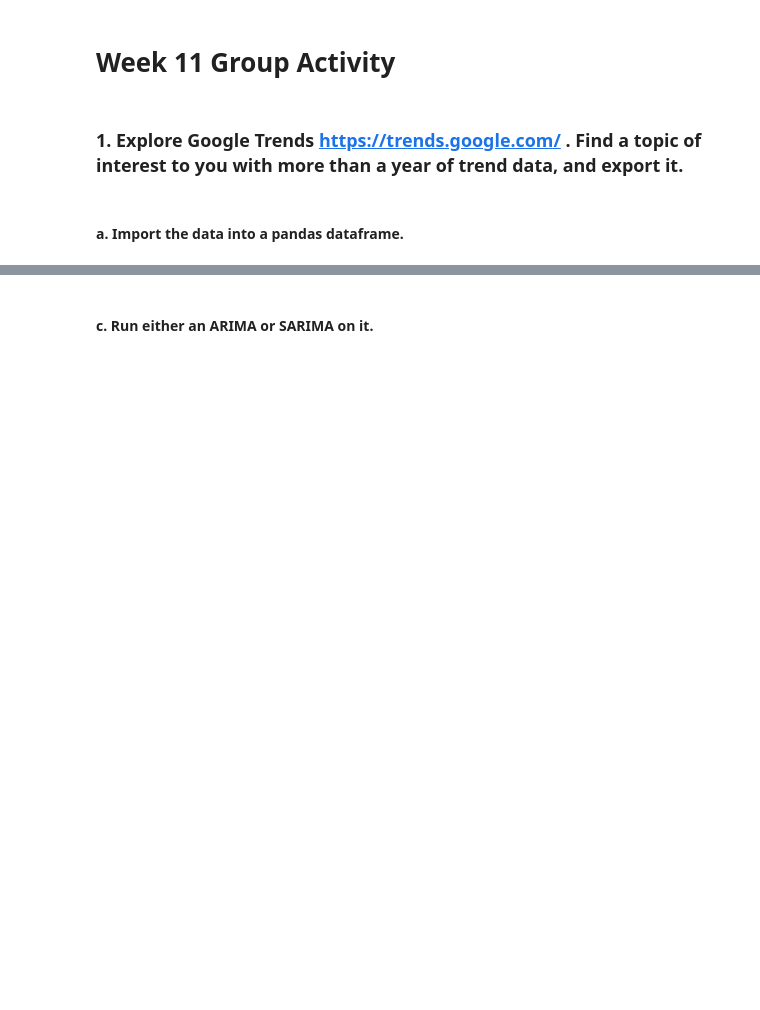
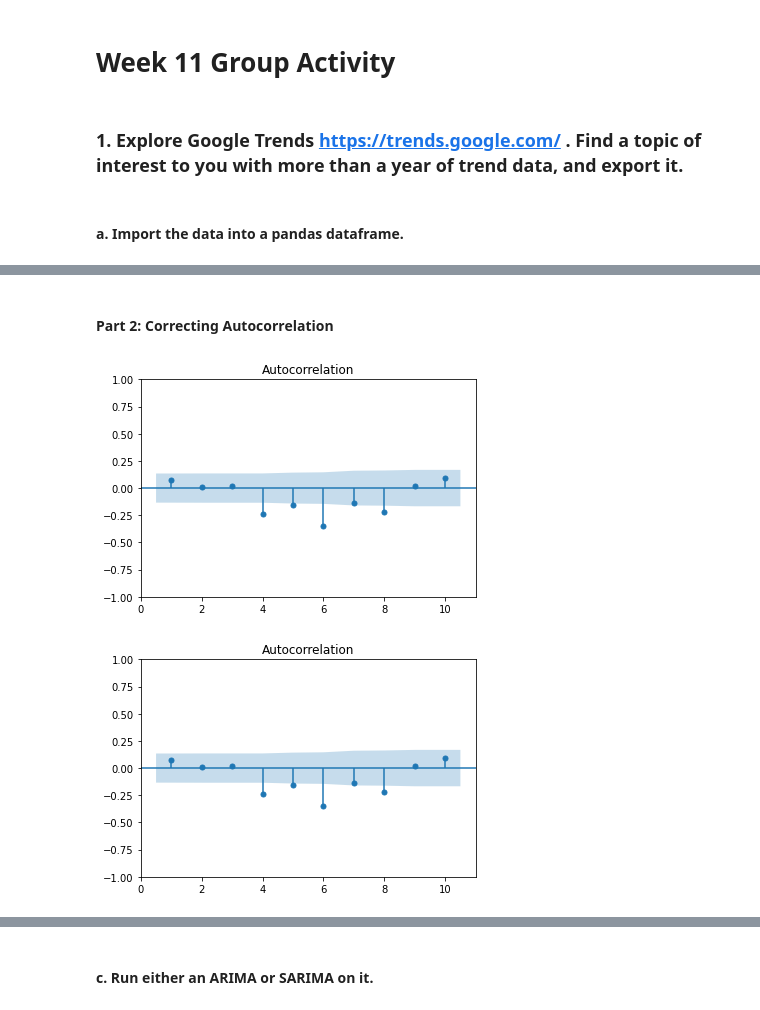
Before and after one commit to jmort16/week_11, a Jupyter notebook: wk_11_group_act.ipynb, the cells around one changed output, grey strips where cells are left out. Saved outputs shown, nothing was run; the diff lists cells and outputs as text; code cells hidden in the pictures; blank space fills up the shorter version.

```diff
--- a/wk_11_group_act.ipynb
+++ b/wk_11_group_act.ipynb
@@ -8,0 +64,10 @@
+# %% [markdown]
+#### Part 2: Correcting Autocorrelation
+# %%
+foot = foot.dropna()
+
+# Football Data Autocorrelation
+plot_acf(foot[['Station_Foot']], lags = 10, missing='drop', zero = False)
+# %% [output]
+[figure, added]
+[figure, added]
```
Also changed, not shown: parts of 18 cells of this notebook.
